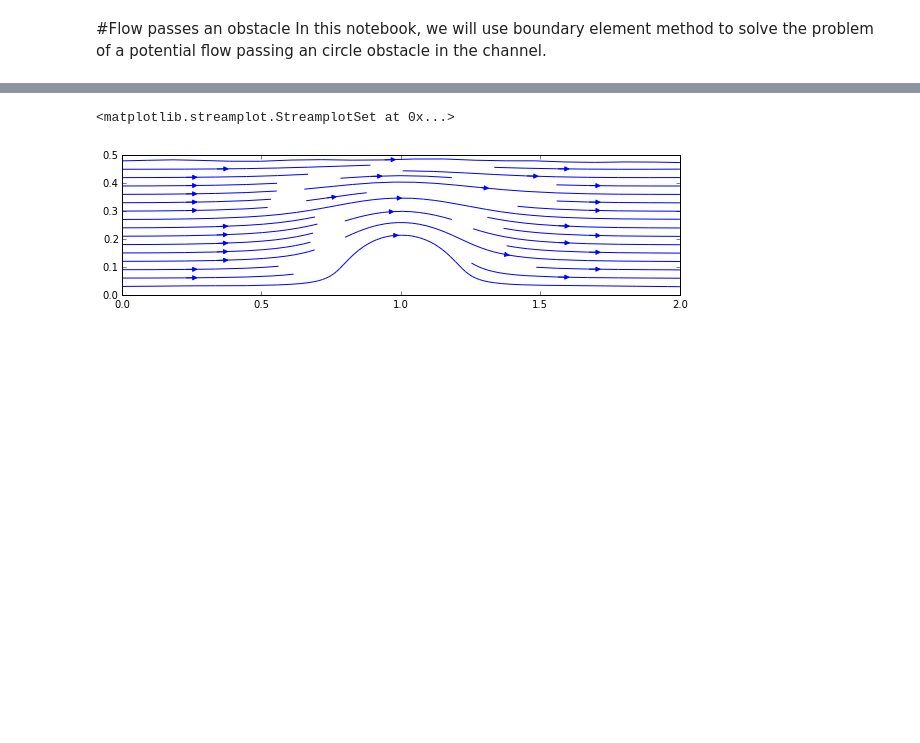
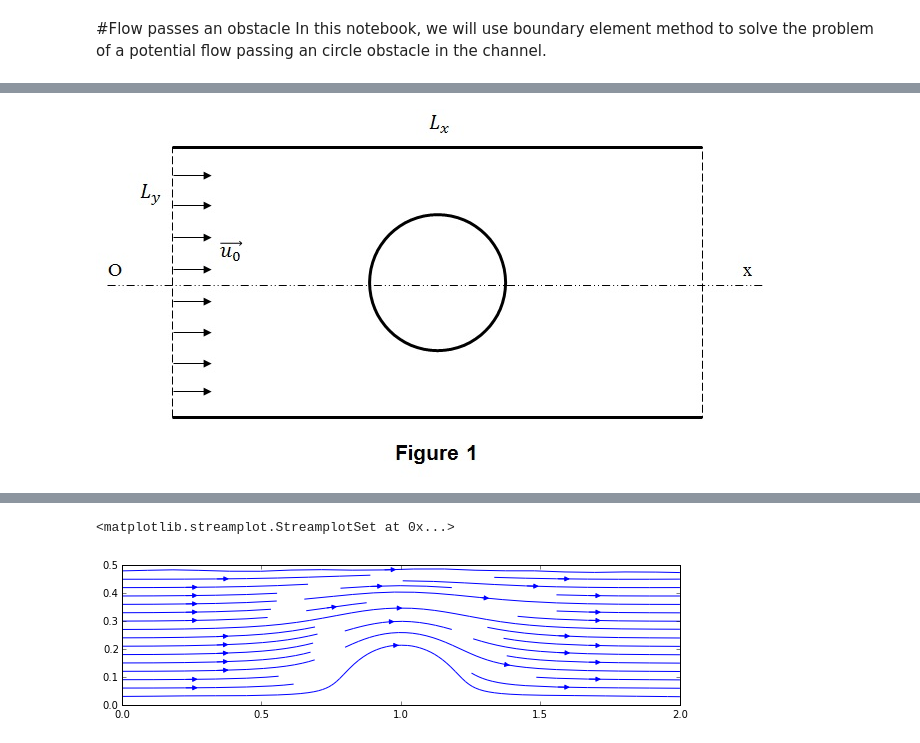
Before and after one commit to dmnguyen92/Numerical-techniques-for-computational-fluid-mechanics, a Jupyter notebook: Assignment 3-2.ipynb, the cells around one changed output, grey strips where cells are left out. Cells and saved outputs as stored; diff of their text form; code cells hidden in the pictures; blank space fills up the shorter version.

```diff
--- a/Assignment 3-2.ipynb
+++ b/Assignment 3-2.ipynb
@@ -32,0 +33,5 @@ BEM, however, can only be used if $\phi$ on a closed boundary surface is known.
+# %%
+from IPython.display import Image
+Image(filename=('D:\Dropbox\Study\Numerical methods for advanced fluids dynamics\Assignments\Assignment 3\Figure\Figure 2-1.JPG'))
+# %% [output]
+[figure, added]
```
Also changed, not shown: parts of 2 cells of this notebook.
